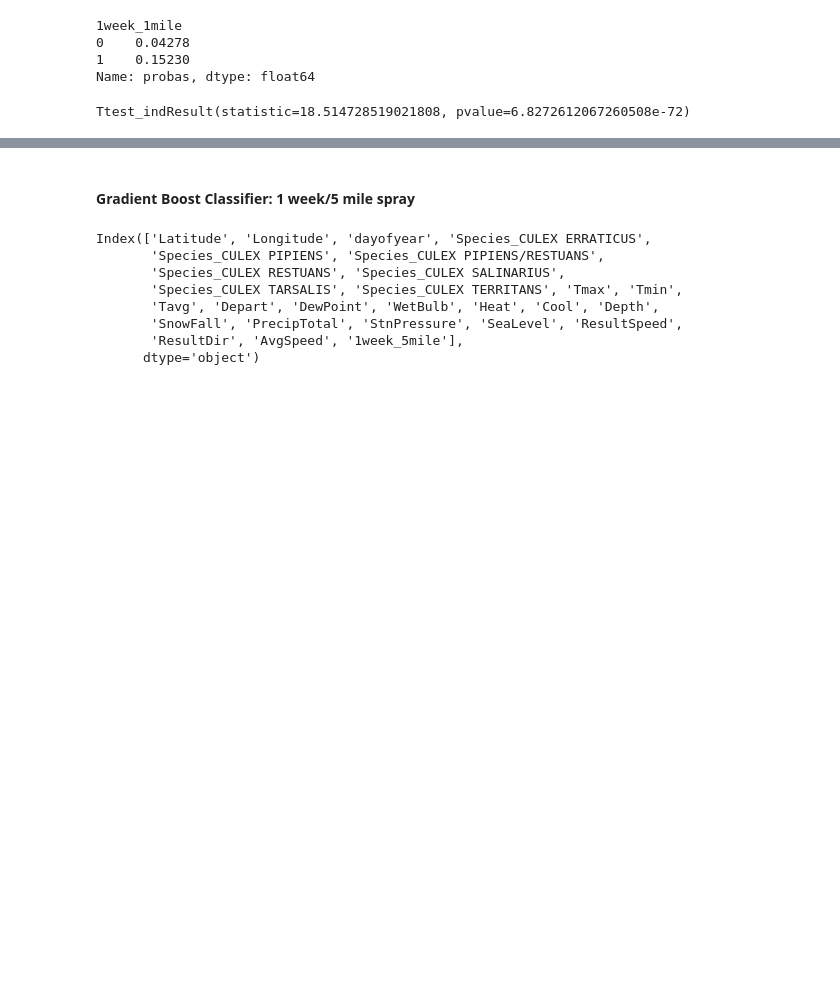
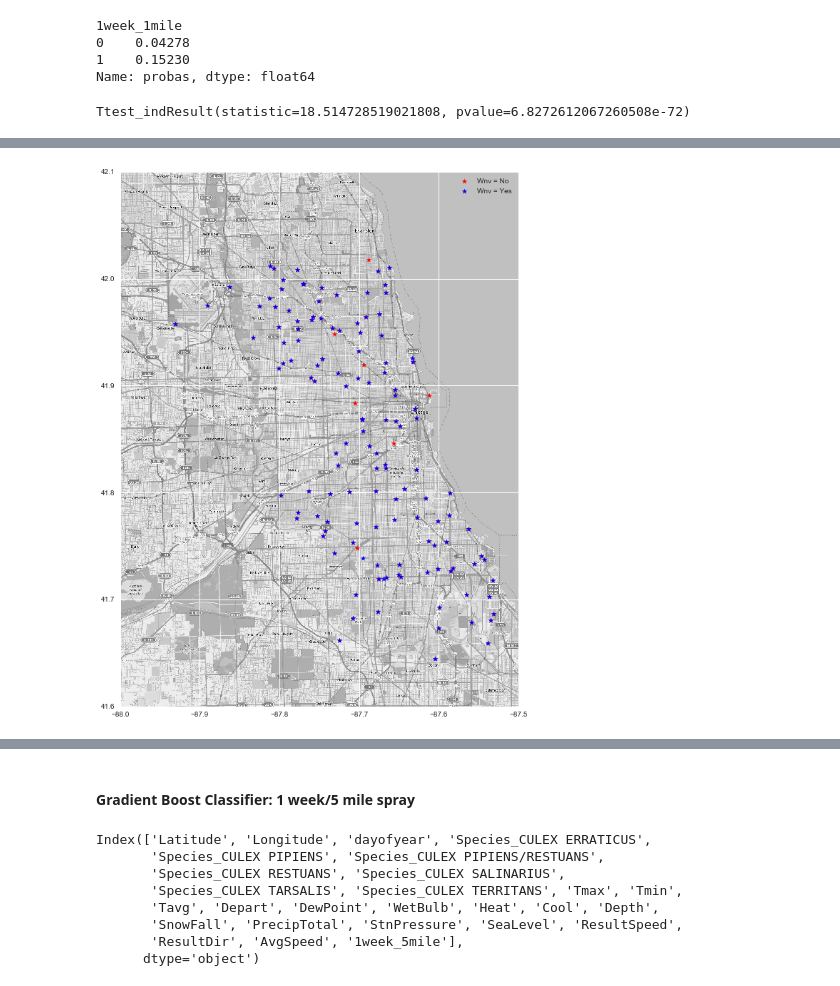
Before and after one commit to mjschillawski/west_nile_virus, a Jupyter notebook: Scoring.ipynb, the cells around one changed output, grey strips where cells are left out. Saved outputs shown, nothing was run; the diff lists cells and outputs as text; code cells hidden in the pictures; blank space fills up the shorter version.

```diff
--- a/Scoring.ipynb
+++ b/Scoring.ipynb
@@ -446,0 +476,27 @@ Ttest_indResult(statistic=18.514728519021808, pvalue=6.8272612067260508e-72)
+# %%
+mapdata = np.loadtxt('/Users/mjschillawski/Google Drive/Data/generalassembly/projects/west_nile_virus/assets/input/mapdata_copyright_openstreetmap_contributors.txt')
+
+#traps = pd.read_csv('./train.csv')[['Date', 'Trap','Longitude', 'Latitude', 'WnvPresent']]
+
+aspect = mapdata.shape[0] * 1.0 / mapdata.shape[1]
+lon_lat_box = (-88, -87.5, 41.6, 42.1)
+
+plt.figure(figsize=(10,14))
+plt.imshow(mapdata,
+          cmap=plt.get_cmap('gray'),
+          extent=lon_lat_box,
+          aspect=aspect)
+
+traps1 = testscores[testscores['probas']>0.05][['Latitude','Longitude','probas']]
+traps0 = testscores[testscores['probas']<=0.05][['Latitude','Longitude','probas']]
+
+traps1 = traps1[['Longitude', 'Latitude']].drop_duplicates().values
+traps0 = traps0[['Longitude', 'Latitude']].drop_duplicates().values
+
+plt.scatter(traps0[:,0], traps0[:,1], color='red', marker='*', alpha=1, label='Wnv = No');
+plt.scatter(traps1[:,0], traps1[:,1], color='blue', marker='*', alpha=1, label='Wnv = Yes');
+plt.legend();
+
+#plt.savefig('trap_map.png');
+# %% [output]
+[figure, added]
```
Also changed, not shown: parts of 3 cells of this notebook, 2 other files.
